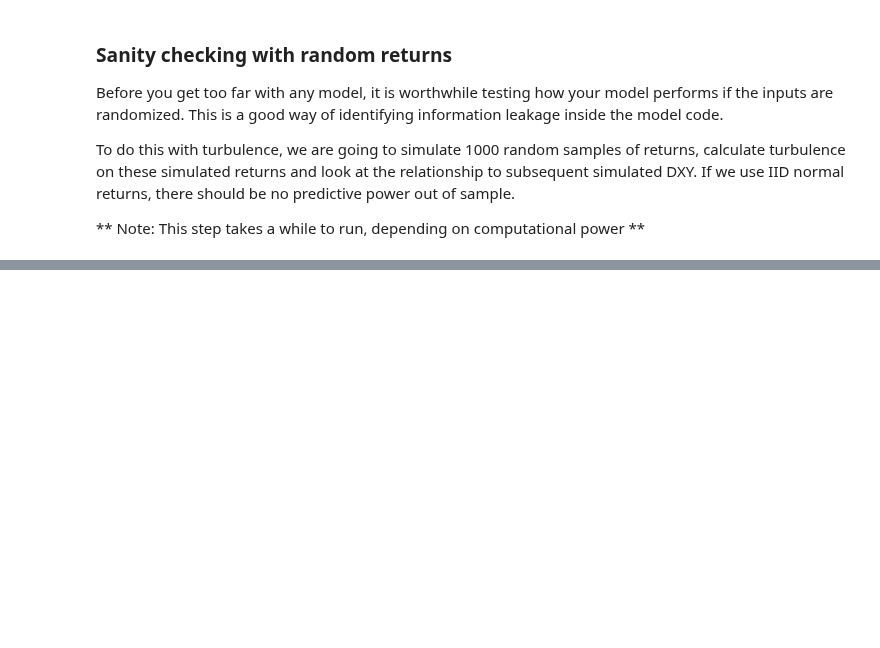
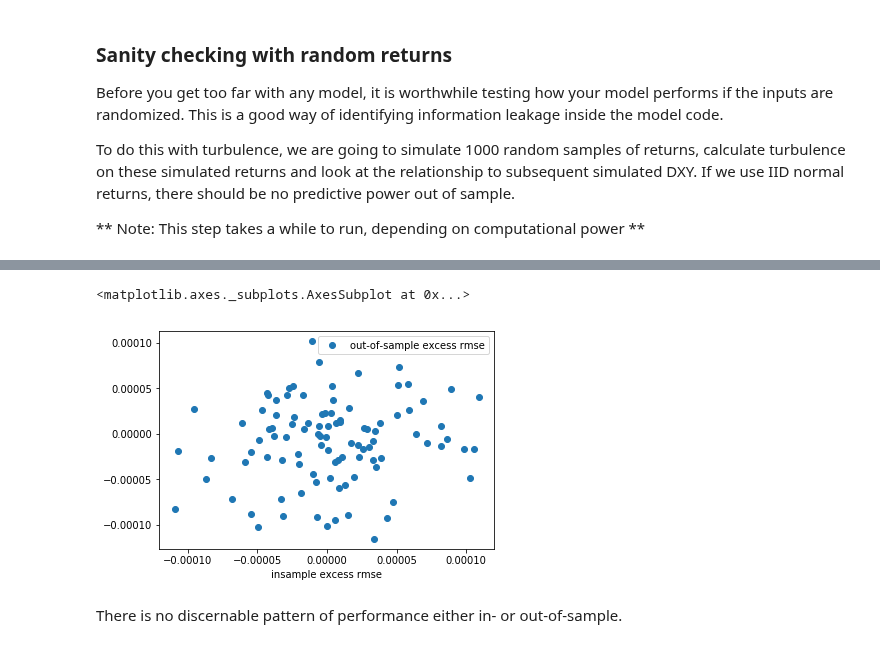
Before and after one commit to fintechsteve/modeling-volatility, a Jupyter notebook: Part_04b_Creating_Turbulence_Model.ipynb, the cells around one changed output, grey strips where cells are left out. Cells and saved outputs as stored; diff of their text form; code cells hidden in the pictures; blank space fills up the shorter version.

```diff
--- a/Part_04b_Creating_Turbulence_Model.ipynb
+++ b/Part_04b_Creating_Turbulence_Model.ipynb
@@ -312,13 +313,16 @@ smoothings = [1, 5, 10, 20, 40]
 
 index = pd.MultiIndex.from_product([lookbacks,smoothings],names=['lookbacks','smoothings'])
 
-model_perf_stats = pd.DataFrame(index = index, columns = some_model_perf_stats.keys())
+turb_model_perf_stats = pd.DataFrame(index = index, columns = some_model_perf_stats['model_perf_stats'].keys())
+turb_model_weights = pd.DataFrame(index = returns.index, columns = index)
 
 for lookback in lookbacks:
   for smoothing in smoothings:
-    model_perf_stats.loc[lookback,smoothing] = turbulence_models_performance(returns, framework_params, lookback=lookback, smoothing=smoothing)
+    model_output = turbulence_models_performance(returns, framework_params, lookback=lookback, smoothing=smoothing)
+    turb_model_perf_stats.loc[(lookback,smoothing)] = model_output['model_perf_stats']
+    turb_model_weights.loc[:,(lookback,smoothing)] = model_output['turb_wts']['weights']
 
-model_perf_stats
+turb_model_perf_stats
 # %% [output]
 |  |  | insample rmse | insample excess rmse | out-of-sample rmse | out-of-sample excess rmse | ... |
 | lookbacks | smoothings |  |  |  |  | ... |
@@ -402,0 +443,7 @@ rand_perf = pd.DataFrame(list(map(lambda x:random_turbulence_models_by_seed(retu
+# %%
+rand_perf.plot(x='insample excess rmse', y='out-of-sample excess rmse', style='o')
+# %% [output]
+<matplotlib.axes._subplots.AxesSubplot at 0x...>
+[figure, added]
+# %% [markdown]
+There is no discernable pattern of performance either in- or out-of-sample.
```
Also changed, not shown: parts of 5 cells of this notebook, 1 other file.
